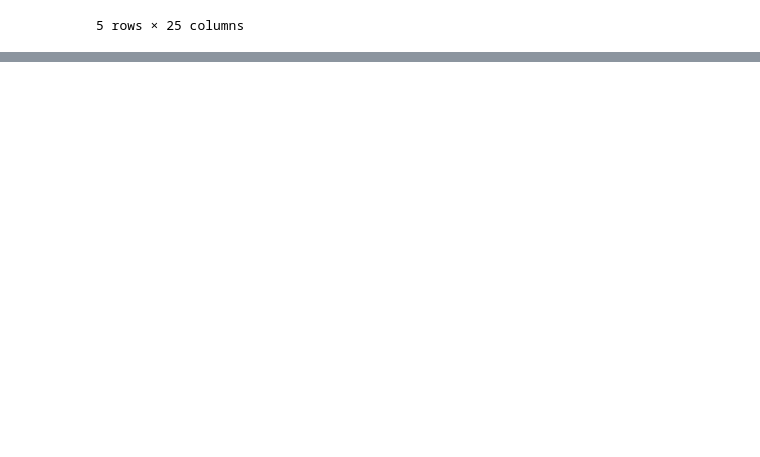
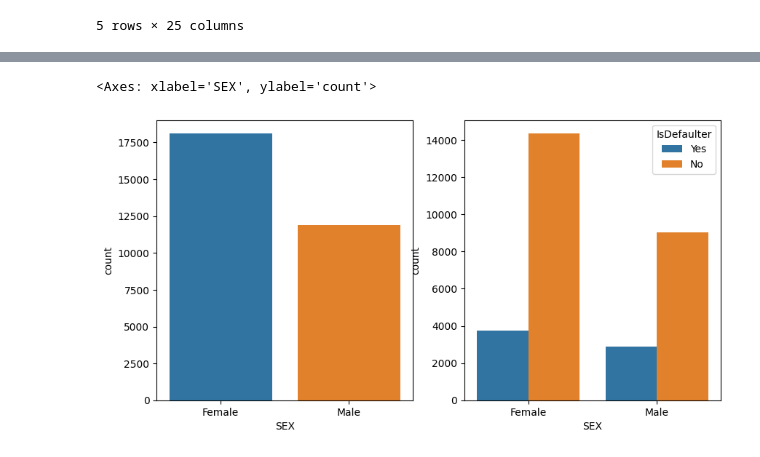
Before and after one commit to shaad4224/credit_card_default_prediction, a Jupyter notebook: Copy_of_credit_card_default_prediction.ipynb, the cells around one changed output, grey strips where cells are left out. Cells and saved outputs as stored; diff of their text form; code cells hidden in the pictures; blank space fills up the shorter version.

Commit message:
add some chart for visualization

```diff
--- a/Copy_of_credit_card_default_prediction.ipynb
+++ b/Copy_of_credit_card_default_prediction.ipynb
@@ -129,0 +137,8 @@ df.head()
+# %%
+#count plot for Sex and with respect to IsDefaulter
+fig, axes = plt.subplots(ncols=2,figsize=(10,5))
+sns.countplot(x = 'SEX', ax = axes[0], data = df)
+sns.countplot(x = 'SEX', hue = 'IsDefaulter',ax = axes[1], data = df)
+# %% [output]
+<Axes: xlabel='SEX', ylabel='count'>
+[figure, added]
```
Also changed, not shown: parts of 10 cells of this notebook.
